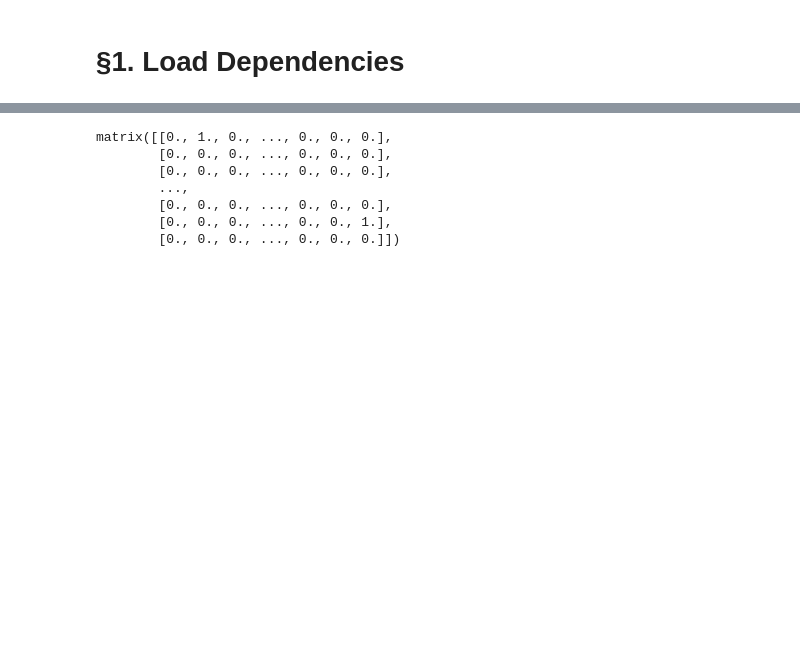
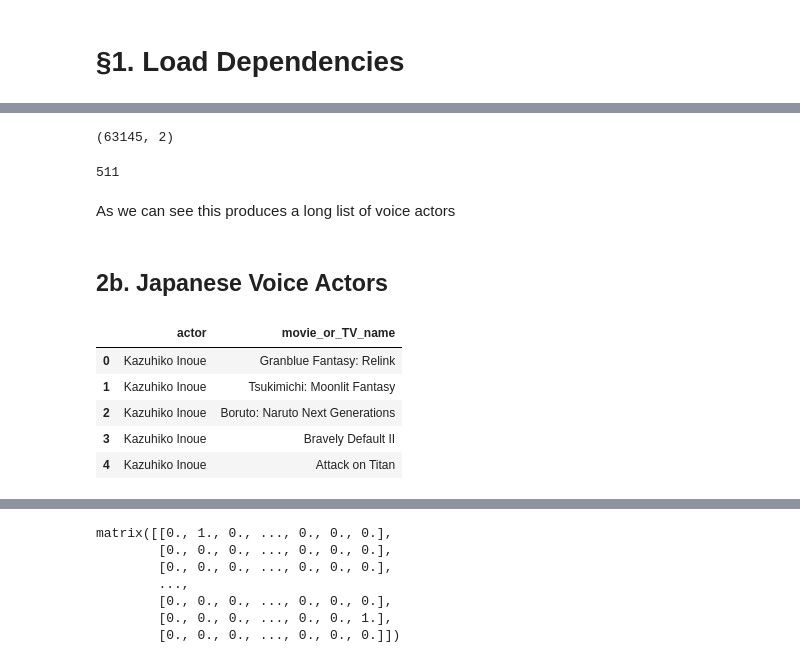
Before and after one commit to qianzach/PIC16B_Project, a Jupyter notebook: Test.ipynb, the cells around one changed output, grey strips where cells are left out. Cells and saved outputs as stored; diff of their text form; code cells hidden in the pictures; blank space fills up the shorter version.

```diff
--- a/Test.ipynb
+++ b/Test.ipynb
@@ -7,0 +42,13 @@ import matplotlib.pyplot as plt
+# %%
+df.shape
+# %% [output]
+(63145, 2)
+# %%
+# Number of unique voice actors
+len(df.actor.unique())
+# %% [output]
+511
+# %% [markdown]
+As we can see this produces a long list of voice actors
+# %% [markdown]
+## 2b. Japanese Voice Actors
@@ -7,0 +72,13 @@ import matplotlib.pyplot as plt
+# %%
+# Run web scraper on imdb site to get voice actor - anime relations
+# Data = List of directed edges
+url = "web_scraper/new_results.csv"
+df = pd.read_csv(url)
+df.head()
+# %% [output]
+|  | actor | movie_or_TV_name |
+| 0 | Kazuhiko Inoue | Granblue Fantasy: Relink |
+| 1 | Kazuhiko Inoue | Tsukimichi: Moonlit Fantasy |
+| 2 | Kazuhiko Inoue | Boruto: Naruto Next Generations |
+| 3 | Kazuhiko Inoue | Bravely Default II |
+| 4 | Kazuhiko Inoue | Attack on Titan |
```
Also changed, not shown: parts of 16 cells of this notebook.
